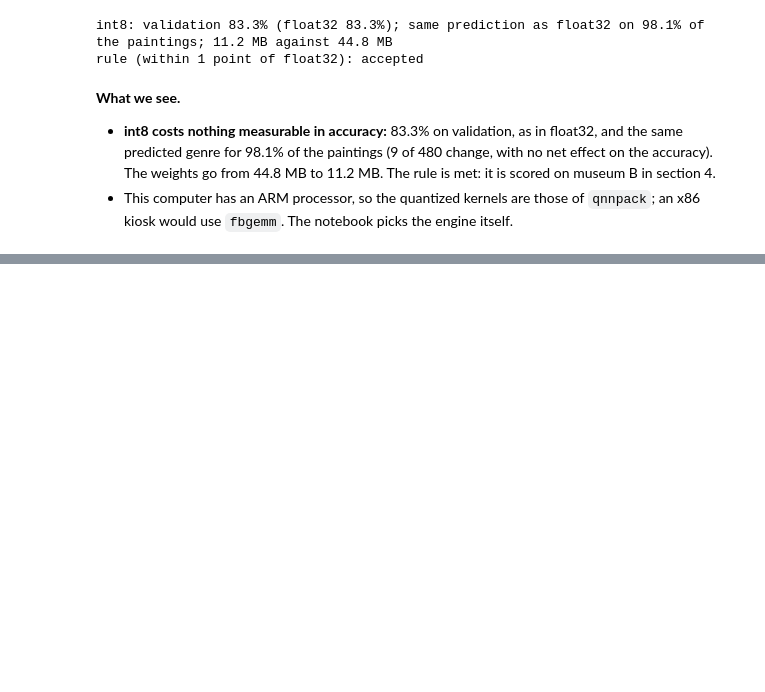
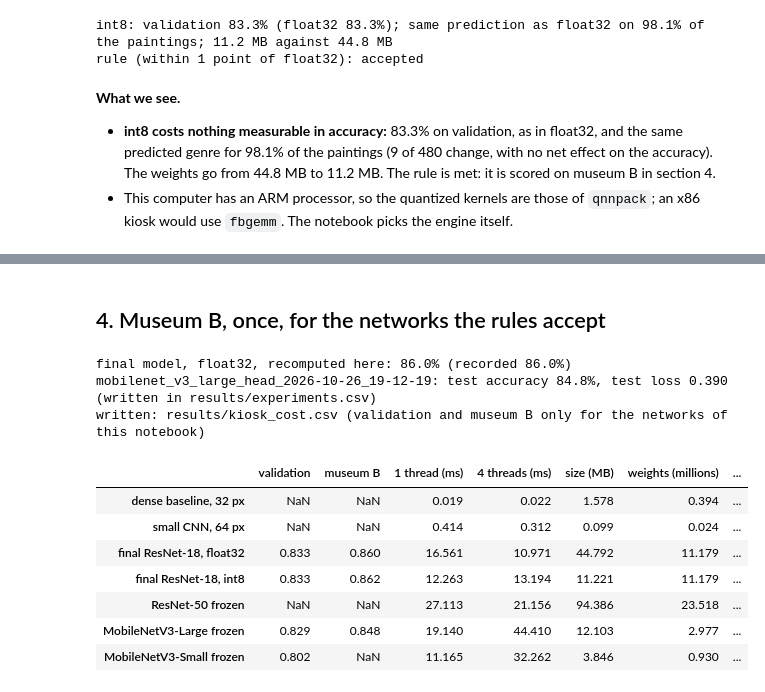
Before and after one commit to Xenodion/deep-learning-project-waerniers-lamy, a Jupyter notebook: src/deep_learning_project_waerniers_lamy_mahieddine/vision/P16_kiosk_cost.ipynb, the cells around one changed output, grey strips where cells are left out. Saved outputs shown, nothing was run; the diff lists cells and outputs as text; code cells hidden in the pictures; blank space fills up the shorter version.

```diff
--- a/src/deep_learning_project_waerniers_lamy_mahieddine/vision/P16_kiosk_cost.ipynb
+++ b/src/deep_learning_project_waerniers_lamy_mahieddine/vision/P16_kiosk_cost.ipynb
@@ -89,0 +177,36 @@ rule (within 1 point of float32): accepted
+# %% [markdown]
+## 4. Museum B, once, for the networks the rules accept
+# %%
+test_images, test_labels = split_images("test")
+rows = summary()
+museum_b = {"final ResNet-18, float32": rows[rows["name"] == "resnet18_layer4"].sort_values("date")["test_acc"].iloc[0]}
+fp32_test = (predict_logits(fp32, test_images).argmax(1) == test_labels).float().mean().item()
+print(f"final model, float32, recomputed here: {fp32_test:.1%} (recorded {museum_b['final ResNet-18, float32']:.1%})")
+if int8_accepted:
+    museum_b["final ResNet-18, int8"] = (predict_logits(int8, test_images).argmax(1) == test_labels).float().mean().item()
+for arch, run in mobilenets.items():
+    if np.mean(run["val_acc_by_seed"]) >= fp32_val - 0.02:
+        row = rows.set_index("file").loc[run["stem"]]
+        _, acc = score_on_test(run["stem"]) if pd.isna(row["test_acc"]) else (row["test_loss"], row["test_acc"])
+        museum_b[f"MobileNetV3-{arch.split('_')[-1].title()} frozen"] = acc
+
+validation = {"final ResNet-18, float32": fp32_val, "final ResNet-18, int8": int8_val,
+              **{f"MobileNetV3-{a.split('_')[-1].title()} frozen": np.mean(r["val_acc_by_seed"]) for a, r in mobilenets.items()}}
+kiosk = cost.copy()
+kiosk.insert(0, "validation", pd.Series(validation))
+kiosk.insert(1, "museum B", pd.Series(museum_b))
+kiosk.drop(columns=["1 thread, range"]).to_csv(RESULTS_DIR / "kiosk_cost.csv")
+print("written: results/kiosk_cost.csv (validation and museum B only for the networks of this notebook)")
+kiosk.drop(columns=["1 thread, range"]).round(3)
+# %% [output]
+final model, float32, recomputed here: 86.0% (recorded 86.0%)
+mobilenet_v3_large_head_2026-10-26_19-12-19: test accuracy 84.8%, test loss 0.390 (written in results/experiments.csv)
+written: results/kiosk_cost.csv (validation and museum B only for the networks of this notebook)
+|  | validation | museum B | 1 thread (ms) | 4 threads (ms) | size (MB) | weights (millions) | ... |
+| dense baseline, 32 px | NaN | NaN | 0.019 | 0.022 | 1.578 | 0.394 | ... |
+| small CNN, 64 px | NaN | NaN | 0.414 | 0.312 | 0.099 | 0.024 | ... |
+| final ResNet-18, float32 | 0.833 | 0.860 | 16.561 | 10.971 | 44.792 | 11.179 | ... |
+| final ResNet-18, int8 | 0.833 | 0.862 | 12.263 | 13.194 | 11.221 | 11.179 | ... |
+| ResNet-50 frozen | NaN | NaN | 27.113 | 21.156 | 94.386 | 23.518 | ... |
+| MobileNetV3-Large frozen | 0.829 | 0.848 | 19.140 | 44.410 | 12.103 | 2.977 | ... |
+| MobileNetV3-Small frozen | 0.802 | NaN | 11.165 | 32.262 | 3.846 | 0.930 | ... |
```
Also changed, not shown: parts of 10 cells of this notebook, 4 other files.
